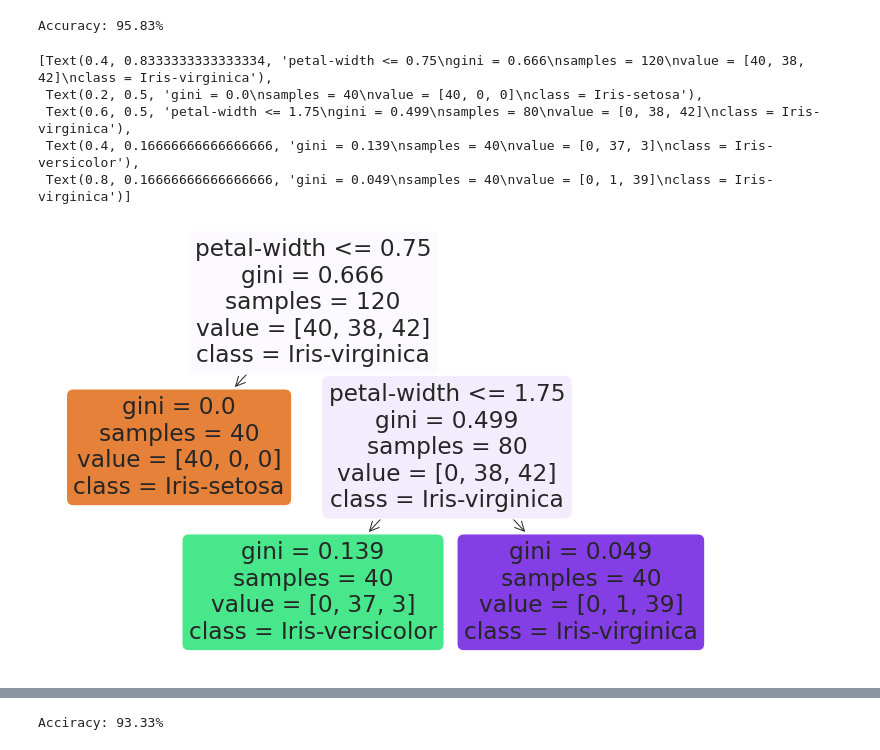
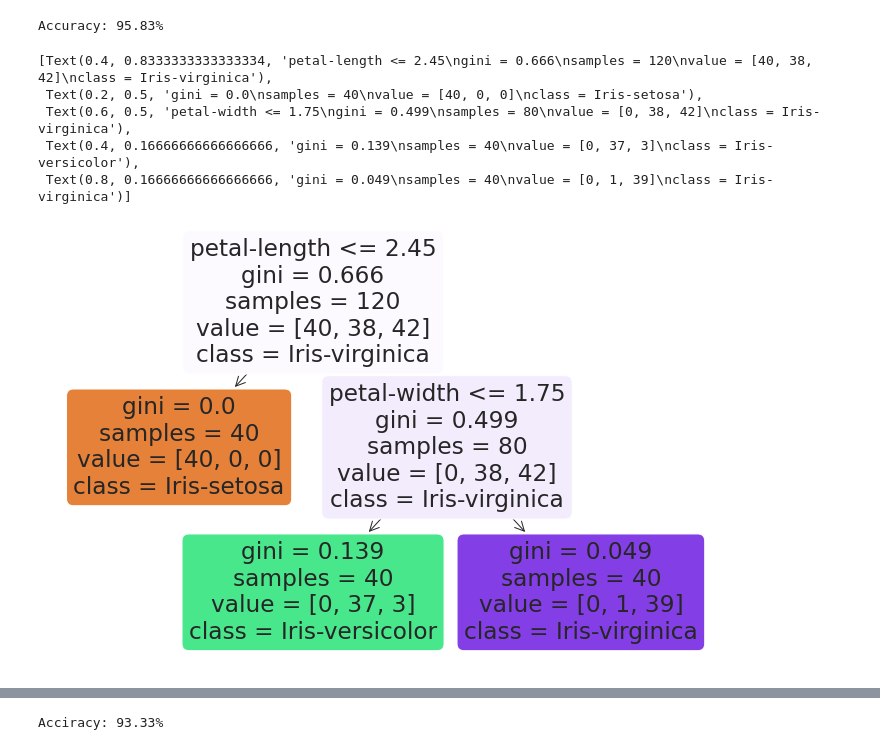
Before and after one commit to muscak/Master-Machine-Learning-Algorithms, a Jupyter notebook: Nonlinear-Algorithms/CART/CART.ipynb, the cells around one changed output, grey strips where cells are left out. Cells and saved outputs as stored; diff of their text form; code cells hidden in the pictures.

```diff
--- a/Nonlinear-Algorithms/CART/CART.ipynb
+++ b/Nonlinear-Algorithms/CART/CART.ipynb
@@ -397,12 +427,20 @@ print('Accuracy: {:.2f}%'.format(grid_search.best_score_ * 100))
 # %% [output]
 Accuracy: 95.83%
 # %%
+# Assigning hyperparameters that generates the best accuracy score to a new model to test the performance
+#  on test dataset
+model_gs = grid_search.best_estimator_
+
+# Training the model
+model_gs.fit(x_train, y_train)
+
+# Plotting the tree model
 plt.figure(figsize=(12,8))
-plot_tree(model, filled=True, rounded=True, feature_names=x.columns, class_names=['Iris-setosa', 'Iris-versicolor', 'Iris-virginica'])
+plot_tree(model_gs, filled=True, rounded=True, feature_names=x.columns, class_names=['Iris-setosa', 'Iris-versicolor', 'Iris-virginica'])
 # %% [output]
-[Text(0.4, 0.8333333333333334, 'petal-width <= 0.75\ngini = 0.666\nsamples = 120\nvalue = [40, 38, 42]\nclass = Iris-virginica'),
+[Text(0.4, 0.8333333333333334, 'petal-length <= 2.45\ngini = 0.666\nsamples = 120\nvalue = [40, 38, 42]\nclass = Iris-virginica'),
  Text(0.2, 0.5, 'gini = 0.0\nsamples = 40\nvalue = [40, 0, 0]\nclass = Iris-setosa'),
  Text(0.6, 0.5, 'petal-width <= 1.75\ngini = 0.499\nsamples = 80\nvalue = [0, 38, 42]\nclass = Iris-virginica'),
  Text(0.4, 0.16666666666666666, 'gini = 0.139\nsamples = 40\nvalue = [0, 37, 3]\nclass = Iris-versicolor'),
  Text(0.8, 0.16666666666666666, 'gini = 0.049\nsamples = 40\nvalue = [0, 1, 39]\nclass = Iris-virginica')]
-[figure, old version]
+[figure, new version]
```
Also changed, not shown: parts of 18 cells of this notebook.
